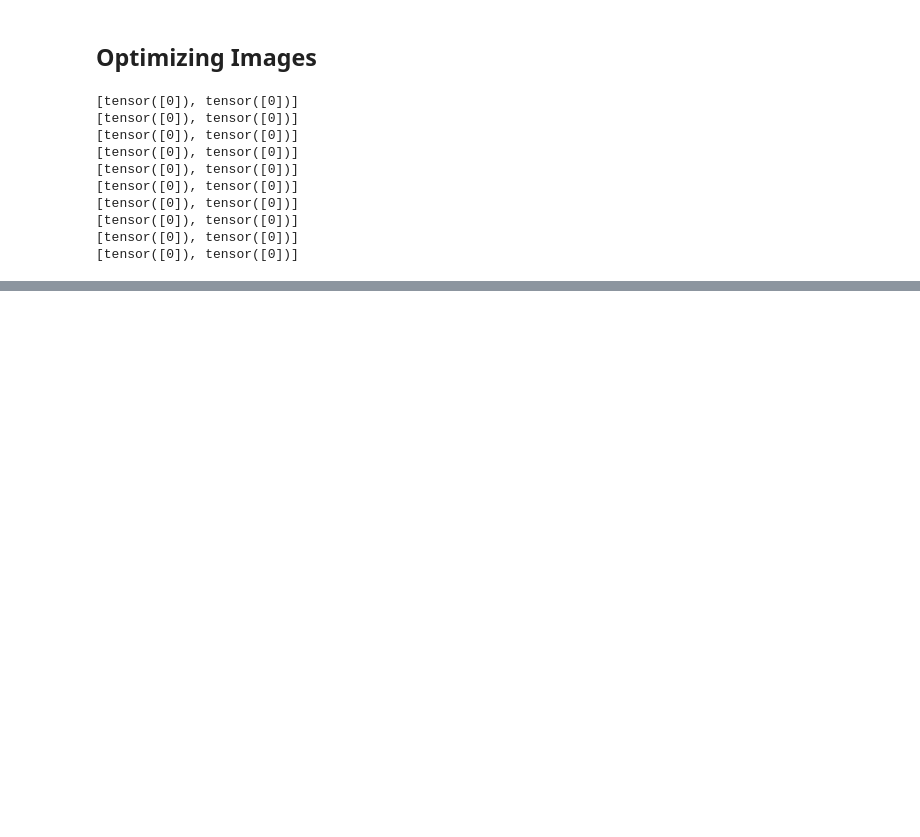
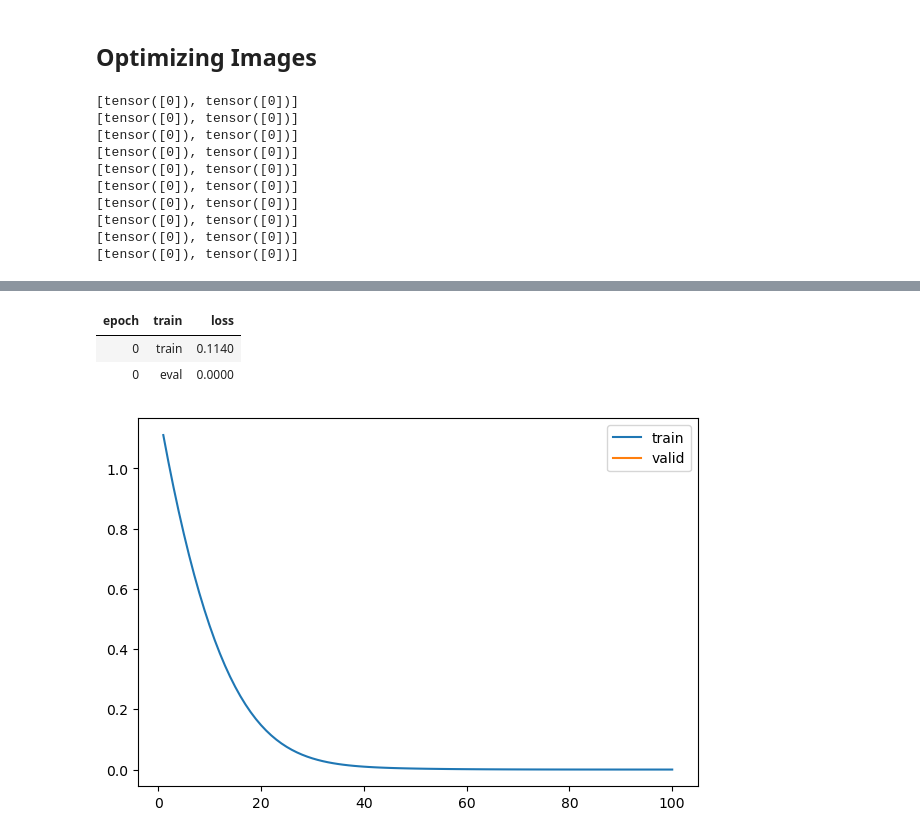
Before and after one commit to tom-pollak/tinyai, a Jupyter notebook: nbs/16_style_transfer.ipynb, the cells around one changed output, grey strips where cells are left out. Drawn from its saved outputs; the diff is of its cells as text; code cells hidden in the pictures; blank space fills up the shorter version.

```diff
--- a/nbs/16_style_transfer.ipynb
+++ b/nbs/16_style_transfer.ipynb
@@ -83,0 +107,7 @@ show_image(model())
+# %%
+learn.fit(1, lr=1e-1)
+# %% [output]
+| epoch | train | loss |
+| 0 | train | 0.1140 |
+| 0 | eval | 0.0000 |
+[figure, added]
```
Also changed, not shown: parts of 7 cells of this notebook, 4 other files.
